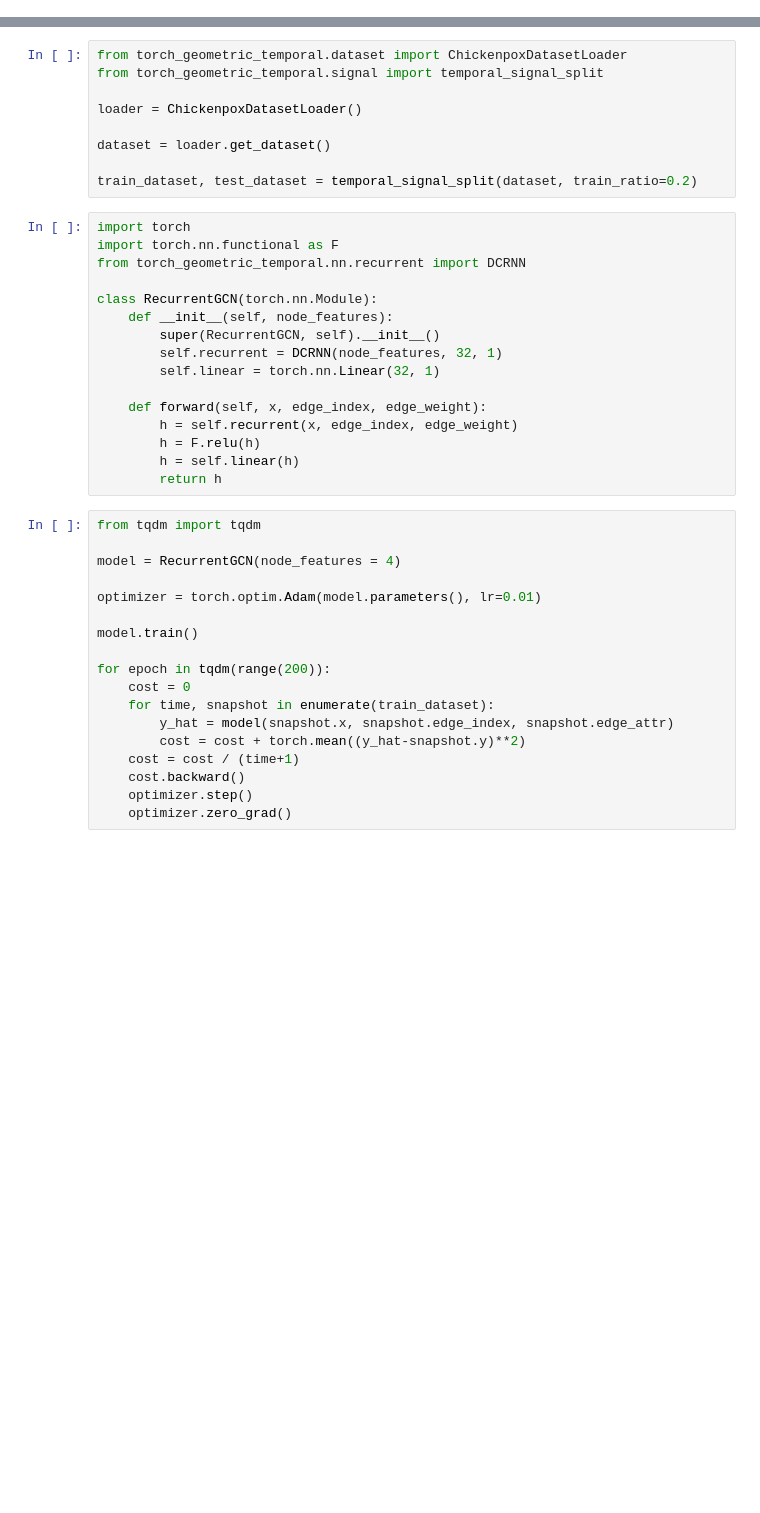
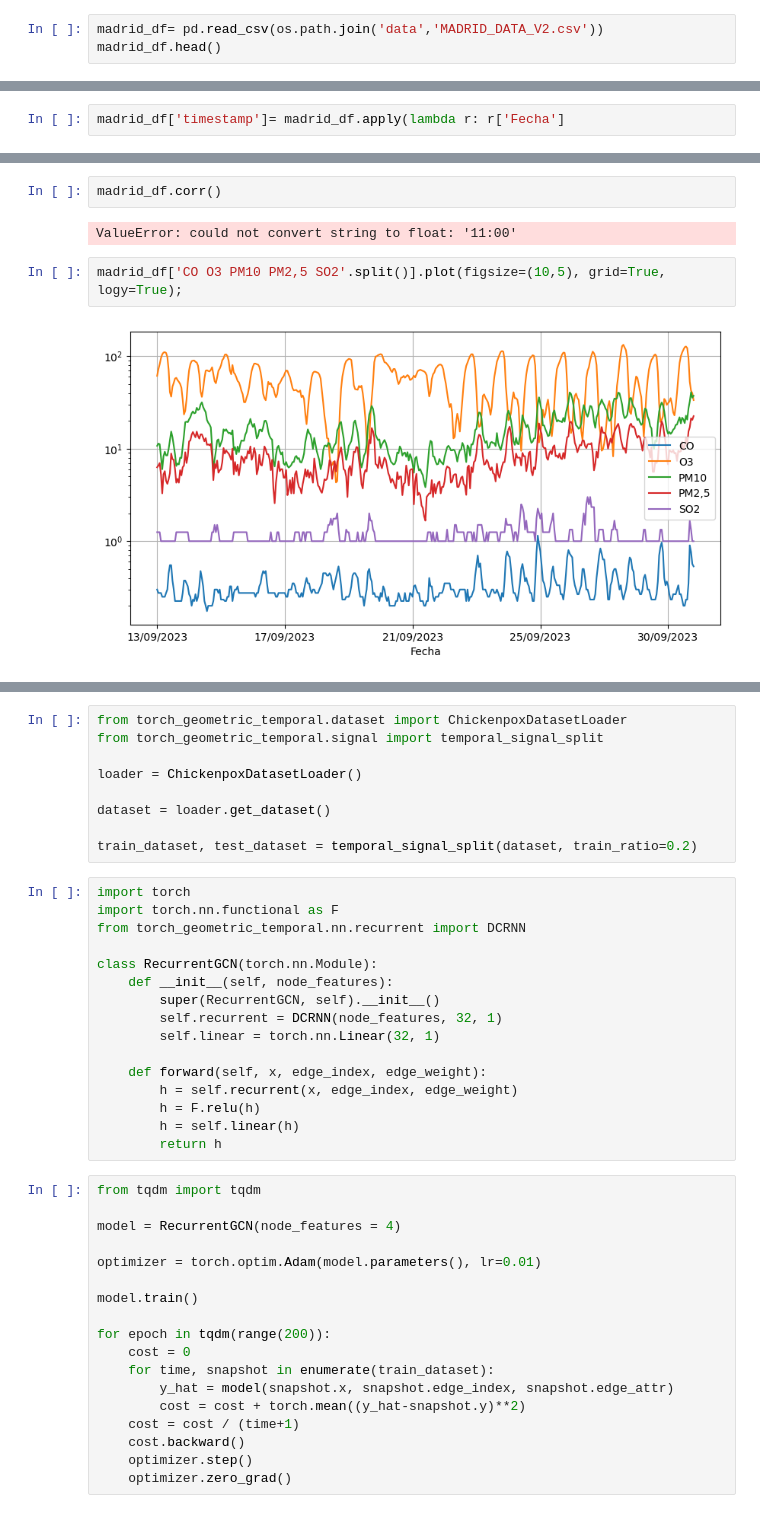
Before and after one commit to fterroso/airpollution_gnn_uca_upct, a Jupyter notebook: 01_data_preprocessing.ipynb, the cells around one changed output, grey strips where cells are left out. Drawn from its saved outputs; the diff is of its cells as text; blank space fills up the shorter version.

Commit message:
Añadido visualizacion de datos iniciales

```diff
--- a/01_data_preprocessing.ipynb
+++ b/01_data_preprocessing.ipynb
@@ -0,0 +10,3 @@
+# %%
+madrid_df= pd.read_csv(os.path.join('data','MADRID_DATA_V2.csv'))
+madrid_df.head()
@@ -0,0 +20,2 @@
+# %%
+madrid_df['timestamp']= madrid_df.apply(lambda r: r['Fecha']
@@ -0,0 +54,8 @@
+# %%
+madrid_df.corr()
+# %% [output]
+ValueError: could not convert string to float: '11:00'
+# %%
+madrid_df['CO O3 PM10 PM2,5 SO2'.split()].plot(figsize=(10,5), grid=True, logy=True);
+# %% [output]
+[figure, added]
```
Also changed, not shown: parts of 15 cells of this notebook.
